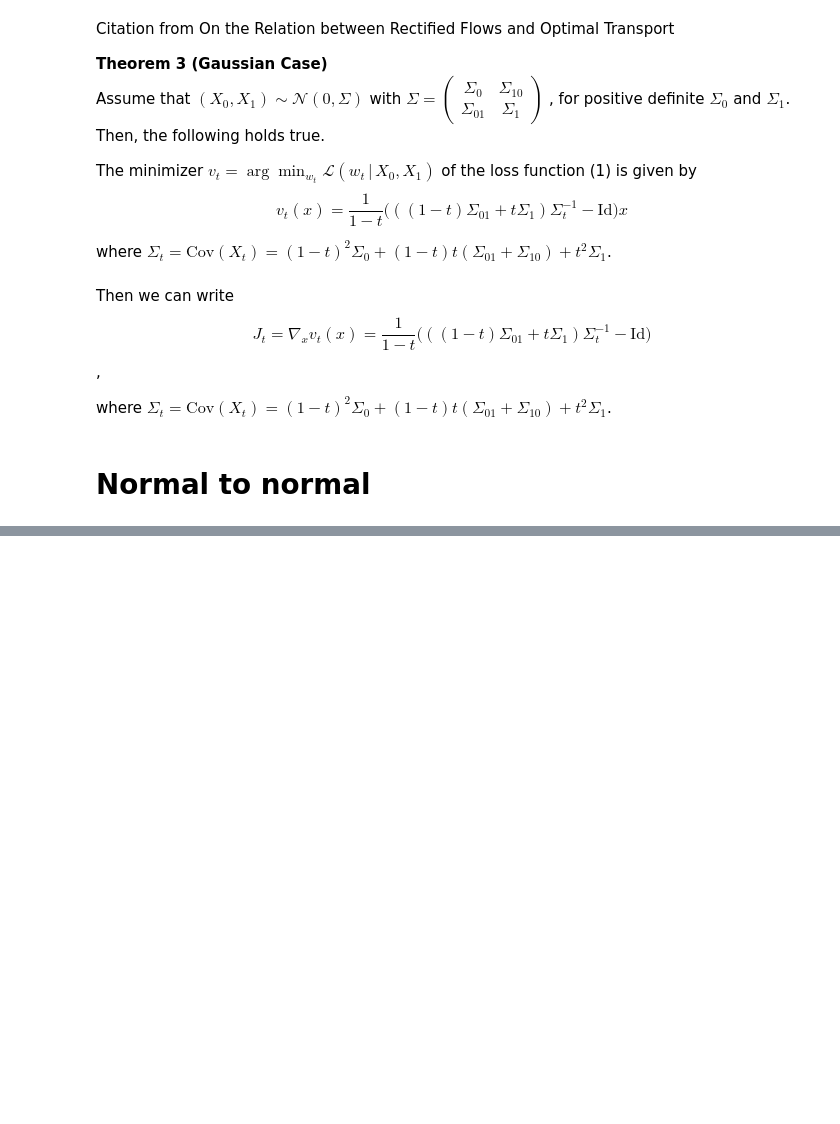
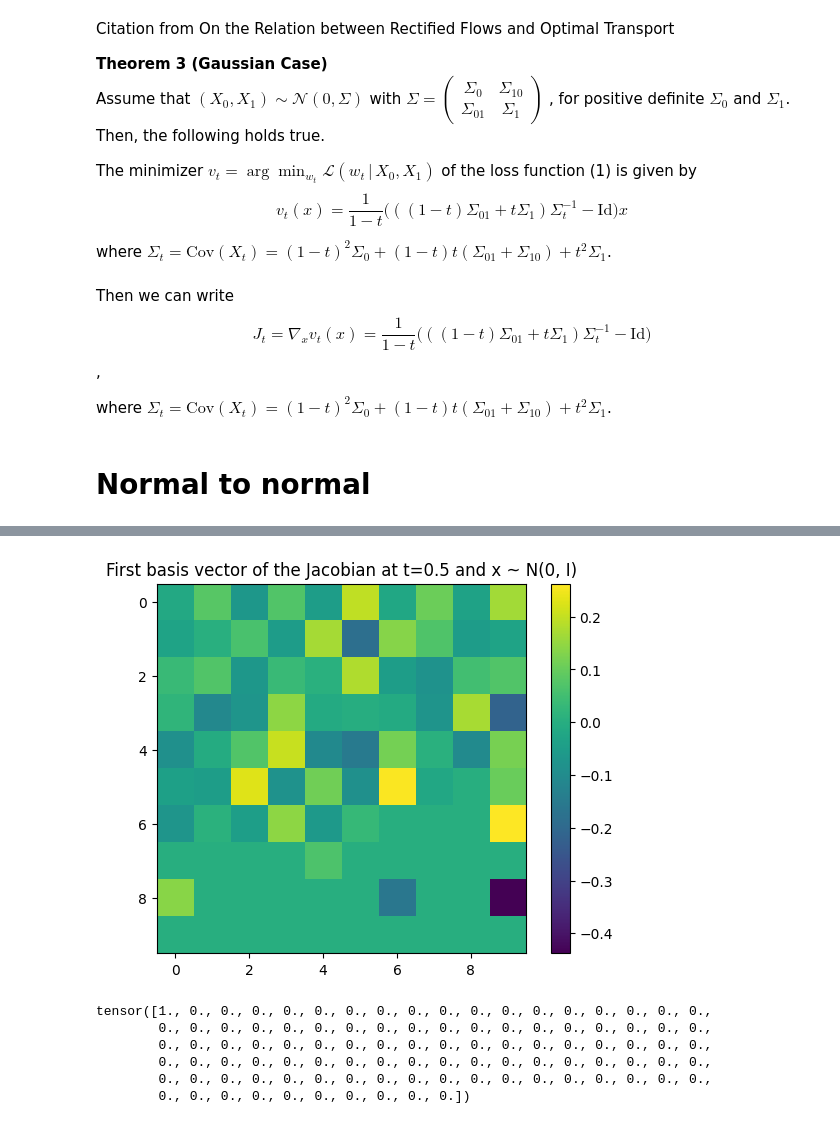
Before and after one commit to augustin-bresset/ml-research-seminar, a Jupyter notebook: Test_basis.ipynb, the cells around one changed output, grey strips where cells are left out. Drawn from its saved outputs; the diff is of its cells as text; code cells hidden in the pictures; blank space fills up the shorter version.

Commit message:
first implementation of basis comparison

```diff
--- a/Test_basis.ipynb
+++ b/Test_basis.ipynb
@@ -3,5 +3,10 @@ import numpy as np
 import pandas as pd
 
 import matplotlib.pyplot as plt
+from tqdm import tqdm
+
+SEED = 42
+
+PAPER = False
 # %% [markdown]
 # Test lib
@@ -50,0 +259,19 @@ Case
+# %%
+import torch
+torch.manual_seed(SEED)
+
+def compute_jacobian(flow, t, x):
+    x = x.detach().clone().requires_grad_(True)
+
+    def flow_fn(x_):
+        t_tensor = torch.tensor([t], dtype=x_.dtype, device=x_.device)
+        return flow(t=t_tensor, x_t=x_)
+
+    # jac: shape (out_dim, in_dim)
+    jac = torch.autograd.functional.jacobian(flow_fn, x, create_graph=False)
+
+    U, S, Vh = torch.linalg.svd(jac)
+    return Vh, jac
+
+Vh, jac = compute_jacobian(flow, t=0.5, x=torch.randn(100))
+Vh[:, 0]
@@ -50,0 +292,27 @@ Case
+# %%
+torch.manual_seed(SEED)
+# this is the first basis vector of the Jacobian of the flow at t=0.5 and x ~ N(0, I) so the one with the largest singular value, i.e. the direction of maximal expansion of the flow at this point
+Vh[:, 0]
+# now we print this vector as an image with color
+plt.imshow(Vh[:, 0].view(10, 10).detach().numpy(), cmap='viridis')
+plt.colorbar()
+if PAPER:
+    plt.savefig('basis_vector.png', dpi=300)
+else:
+    plt.title('First basis vector of the Jacobian at t=0.5 and x ~ N(0, I)')
+plt.show()
+# %% [output]
+[figure, added]
+# %%
+# same coupling as before but with dim=100
+coupling = torch.cat((torch.cat((torch.eye(100), torch.eye(100)), dim=1), torch.cat((torch.eye(100), 9 * torch.eye(100)), dim=1)), dim=0)
+t = 0.5
+Vh_2 = theory_basis_normal_coupling(coupling, t)
+Vh_2[:, 0]
+# %% [output]
+tensor([1., 0., 0., 0., 0., 0., 0., 0., 0., 0., 0., 0., 0., 0., 0., 0., 0., 0.,
+        0., 0., 0., 0., 0., 0., 0., 0., 0., 0., 0., 0., 0., 0., 0., 0., 0., 0.,
+        0., 0., 0., 0., 0., 0., 0., 0., 0., 0., 0., 0., 0., 0., 0., 0., 0., 0.,
+        0., 0., 0., 0., 0., 0., 0., 0., 0., 0., 0., 0., 0., 0., 0., 0., 0., 0.,
+        0., 0., 0., 0., 0., 0., 0., 0., 0., 0., 0., 0., 0., 0., 0., 0., 0., 0.,
+        0., 0., 0., 0., 0., 0., 0., 0., 0., 0.])
```
Also changed, not shown: parts of 19 cells of this notebook, 1 other file.
